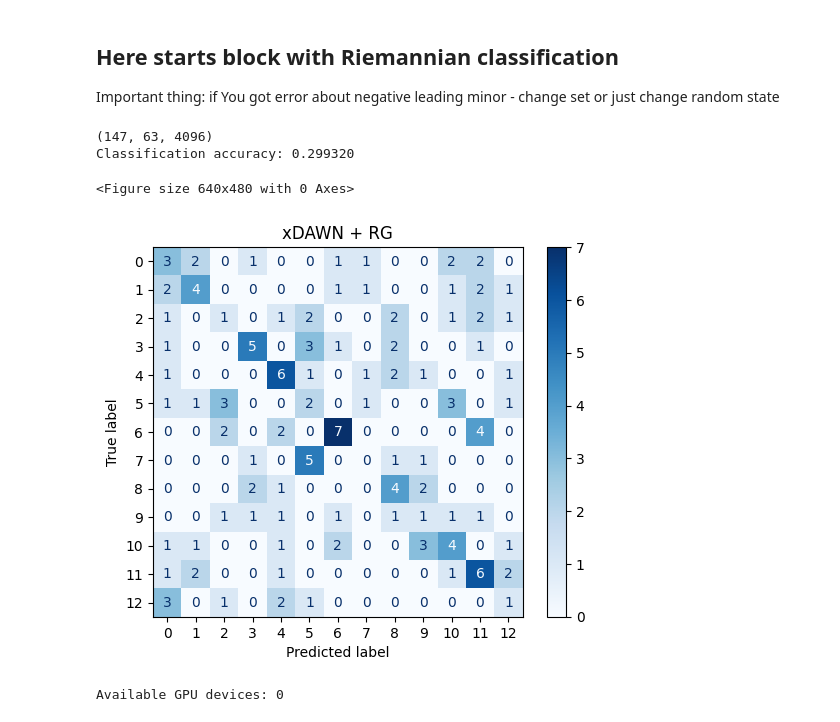
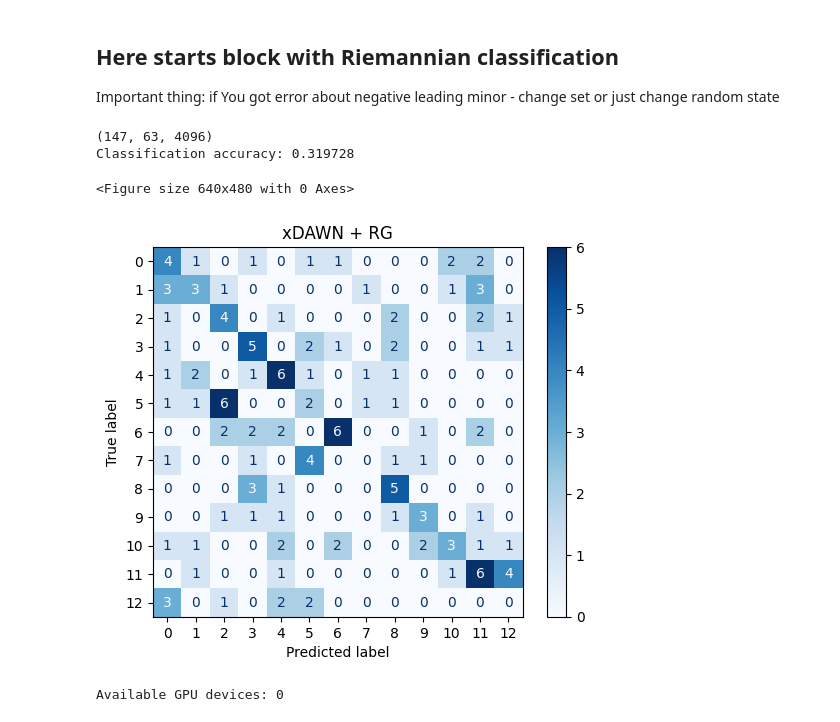
Before and after one commit to psandersi/EEG-Image-Reconstruction, a Jupyter notebook: Notebooks/try_embedder.ipynb, the cells around one changed output. Cells and saved outputs as stored; diff of their text form; code cells hidden in the pictures.

```diff
--- a/Notebooks/try_embedder.ipynb
+++ b/Notebooks/try_embedder.ipynb
@@ -393,7 +393,7 @@ from sklearn.model_selection import cross_val_score
 from sklearn.model_selection import StratifiedKFold
 from catboost import CatBoostClassifier, CatBoostRegressor
 
-n_components = 6
+n_components = 4
 
 subjects_cluster1 = [11, 4, 8, 15]
 trial_cluster1 = [2, 2, 1, 2]
@@ -416,12 +416,13 @@ X, img, y = sel.get_sample_choosen_trial(EIR_Dataset, subjects_cluster4 + subjec
 #X, img, y = get_sample()
 #X, y = choose_classes(X, y, [3, 5])
 
+# best RS = 40, ts = 0.5
 X_train, X_test, Y_train, Y_test = train_test_split(
     X, y, test_size=0.5, stratify=y, random_state=40,
 )
 X_train.shape
 # set up sklearn pipeline
-clf = make_pipeline(XdawnCovariances(n_components, estimator='lwf'),
+clf = make_pipeline(XdawnCovariances(n_components, estimator='lwf', xdawn_estimator='lwf'),
                     TangentSpace(),
                     LogisticRegression(C=3, class_weight='balanced', max_iter = 300))
 
@@ -446,35 +447,35 @@ clf = make_pipeline(XdawnCovariances(n_components, estimator='lwf'),
                     LogisticRegression(C=1, class_weight='balanced'))'''
 
 '''clf = make_pipeline(XdawnCovariances(n_components, estimator='lwf'),
                     TangentSpace(),
                     StandardScaler(),
                     SVC(kernel='rbf', C=10, gamma='scale', class_weight='balanced', degree=4))'''
 
 #print(cross_val_score(clf, X_train, Y_train, cv=StratifiedKFold(n_splits=4), scoring='accuracy', n_jobs=10))
 
 preds_rg     = np.zeros(len(Y_test))
 
 # reshape back to (trials, channels, samples)
 print(X_train.shape)
 clf.fit(X_train, Y_train)
 preds_rg     = clf.predict(X_test)
 
 # Printing the results
 acc2         = np.mean(preds_rg == Y_test)
 print("Classification accuracy: %f " % (acc2))
 
 plt.figure(1)
 cm_rg = confusion_matrix(Y_test, preds_rg)
 disp_rg = ConfusionMatrixDisplay(confusion_matrix=cm_rg)
 disp_rg.plot(cmap=plt.cm.Blues)
 plt.title(f'xDAWN + RG')
 
 plt.show()  # Display t
 # %% [output]
 (147, 63, 4096)
-Classification accuracy: 0.299320
+Classification accuracy: 0.319728
 <Figure size 640x480 with 0 Axes>
-[figure, old version]
+[figure, new version]
 # %%
 from catboost.utils import get_gpu_device_count
 
```
Also changed, not shown: 1 other file.
